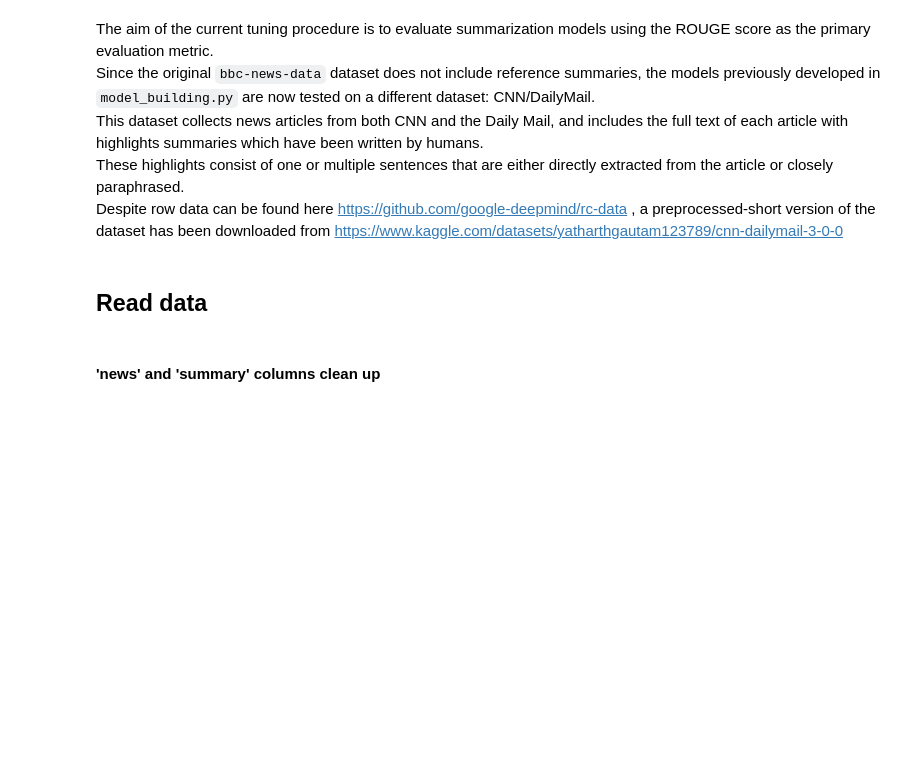
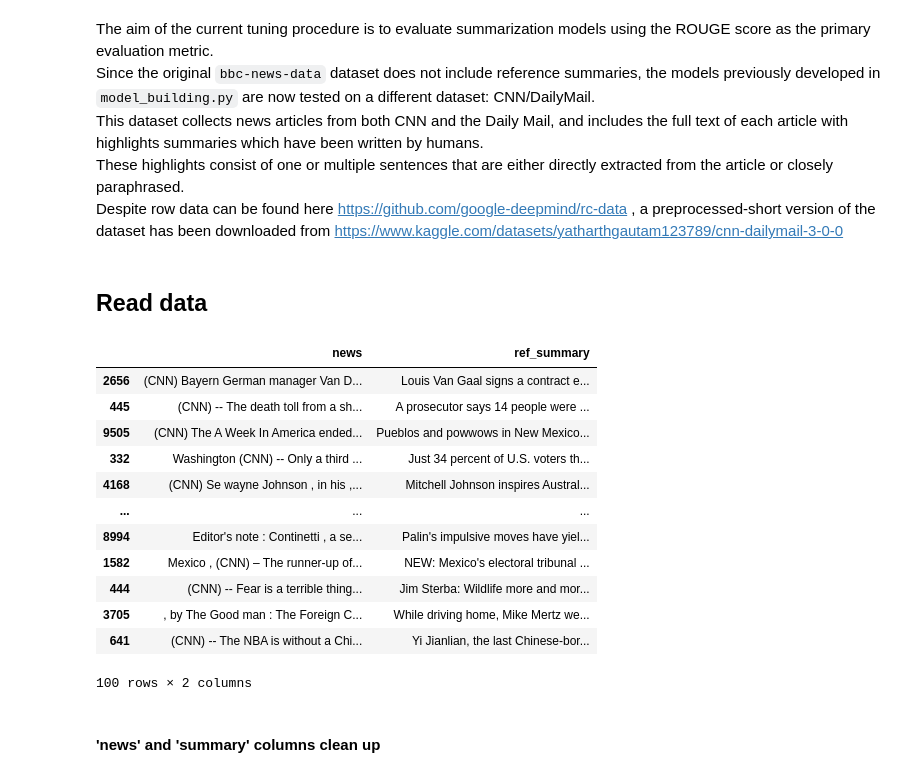
Before and after one commit to mkdib1/text-summarization, a Jupyter notebook: cnn_rouge_tun.ipynb, the cells around one changed output. Cells and saved outputs as stored; diff of their text form; code cells hidden in the pictures; blank space fills up the shorter version.

```diff
--- a/cnn_rouge_tun.ipynb
+++ b/cnn_rouge_tun.ipynb
@@ -209,6 +209,22 @@ Despite row data can be found here https://github.com/google-deepmind/rc-data ,
 df_cnn = pd.read_csv(cnn_path, sep=",", usecols=['article', 'highlights']) # cnn df read
 df_cnn = df_cnn.rename(columns={'article': 'news', 'highlights': 'ref_summary'}) # col rename
 df_cnn = df_cnn.sample(frac=0.01, random_state=123) # Using 5% of the rows for sustainable tuningg
+# %%
+df_cnn
+# %% [output]
+|  | news | ref_summary |
+| 2656 | (CNN) Bayern German manager Van D... | Louis Van Gaal signs a contract e... |
+| 445 | (CNN) -- The death toll from a sh... | A prosecutor says 14 people were ... |
+| 9505 | (CNN) The A Week In America ended... | Pueblos and powwows in New Mexico... |
+| 332 | Washington (CNN) -- Only a third ... | Just 34 percent of U.S. voters th... |
+| 4168 | (CNN) Se wayne Johnson , in his ,... | Mitchell Johnson inspires Austral... |
+| ... | ... | ... |
+| 8994 | Editor's note : Continetti , a se... | Palin's impulsive moves have yiel... |
+| 1582 | Mexico , (CNN) – The runner-up of... | NEW: Mexico's electoral tribunal ... |
+| 444 | (CNN) -- Fear is a terrible thing... | Jim Sterba: Wildlife more and mor... |
+| 3705 | , by The Good man : The Foreign C... | While driving home, Mike Mertz we... |
+| 641 | (CNN) -- The NBA is without a Chi... | Yi Jianlian, the last Chinese-bor... |
+100 rows × 2 columns
 # %% [markdown]
 #### 'news' and 'summary' columns clean up
 # %%
```
Also changed, not shown: parts of 1 cell of this notebook, 2 other files.
